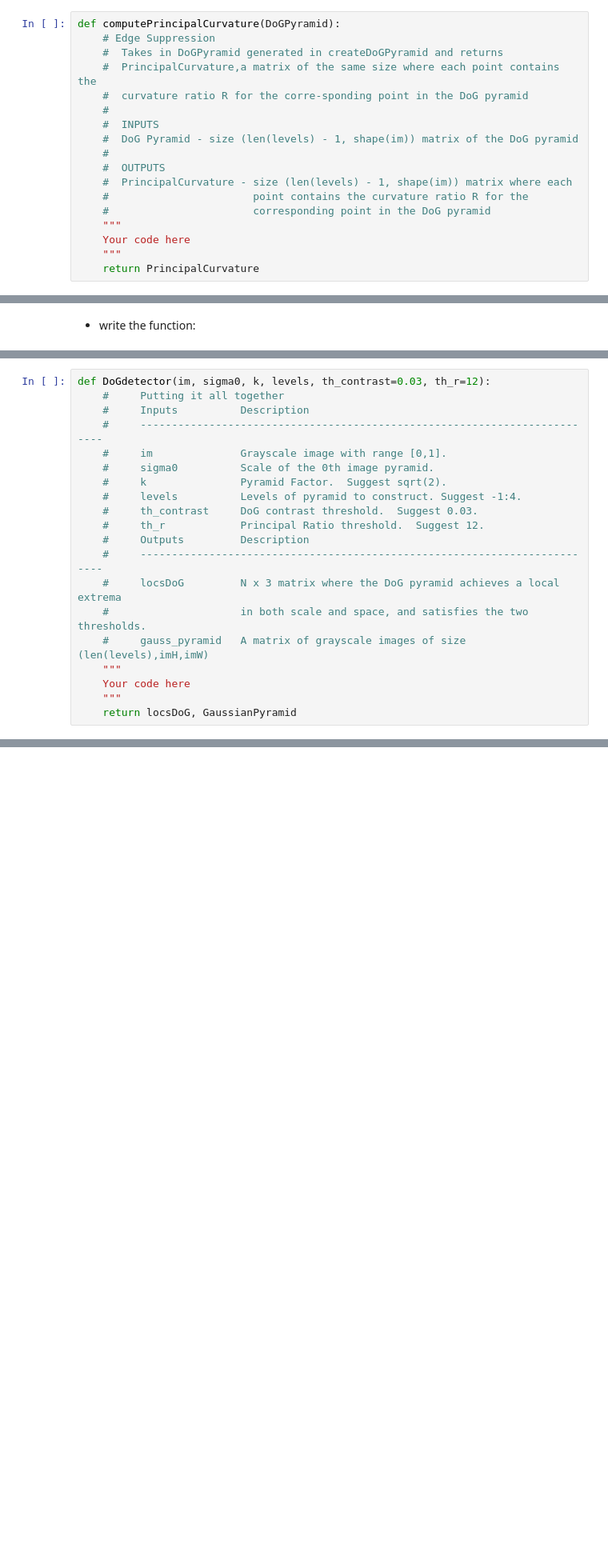
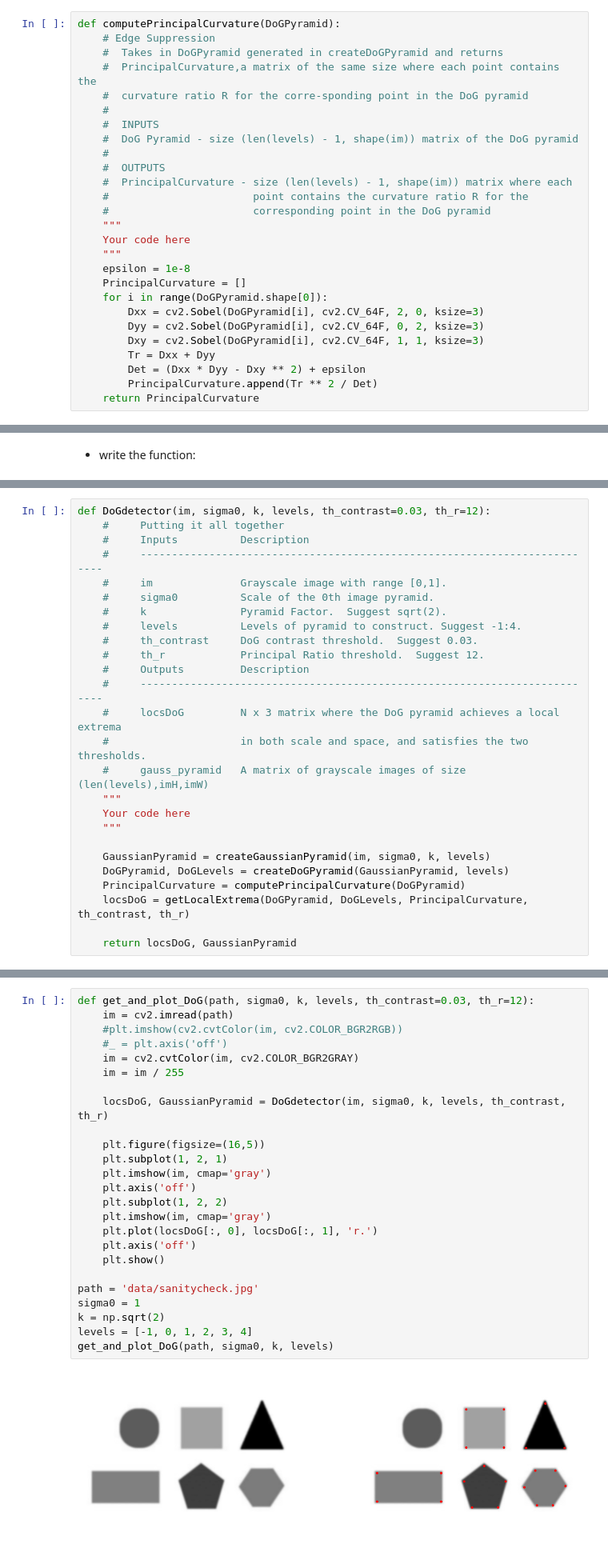
Before and after one commit to wr0om/ComputerVisionHW, a Jupyter notebook: HW2/ee046746_hw2_features.ipynb, the cells around one changed output, grey strips where cells are left out. Shown at 80% size. Cells and saved outputs as stored; diff of their text form; blank space fills up the shorter version.

```diff
--- a/HW2/ee046746_hw2_features.ipynb
+++ b/HW2/ee046746_hw2_features.ipynb
@@ -171,6 +194,15 @@ def computePrincipalCurvature(DoGPyramid):
     """
     Your code here
     """
+    epsilon = 1e-8
+    PrincipalCurvature = []
+    for i in range(DoGPyramid.shape[0]):
+        Dxx = cv2.Sobel(DoGPyramid[i], cv2.CV_64F, 2, 0, ksize=3)
+        Dyy = cv2.Sobel(DoGPyramid[i], cv2.CV_64F, 0, 2, ksize=3)
+        Dxy = cv2.Sobel(DoGPyramid[i], cv2.CV_64F, 1, 1, ksize=3)
+        Tr = Dxx + Dyy
+        Det = (Dxx * Dyy - Dxy ** 2) + epsilon
+        PrincipalCurvature.append(Tr ** 2 / Det)
     return PrincipalCurvature
 # %% [markdown]
 The function takes in DoGPyramid generated in the previous section and returns PrincipalCurvature, a matrix of the same size where each point contains the curvature ratio R for the corresponding point in the DoG pyramid:
@@ -250,6 +307,12 @@ def DoGdetector(im, sigma0, k, levels, th_contrast=0.03, th_r=12):
     """
     Your code here
     """
+
+    GaussianPyramid = createGaussianPyramid(im, sigma0, k, levels)
+    DoGPyramid, DoGLevels = createDoGPyramid(GaussianPyramid, levels)
+    PrincipalCurvature = computePrincipalCurvature(DoGPyramid)
+    locsDoG = getLocalExtrema(DoGPyramid, DoGLevels, PrincipalCurvature, th_contrast, th_r)
+
     return locsDoG, GaussianPyramid
 # %% [markdown]
 The function should take in a grayscale image, `im`, scaled between 0 and 1, and the parameters `sigma0, k, levels, th_contrast`, and `th_r`. It should use each of the above functions and return the keypoints in `locsDoG` and the Gaussian pyramid in `GaussianPyramid`.
@@ -261,3 +324,30 @@ Note that we are dealing with real images here, so your keypoint detector may fi
 
 * Include another real image with the detected keypoints in your PDF report. You can use any of the real provided images.
 * Take a step outside, take a picture, and apply your keypoints detector. Do you get reasonable results? How can you improve the results? Add the result and discussion to your report.
+# %%
+def get_and_plot_DoG(path, sigma0, k, levels, th_contrast=0.03, th_r=12):
+    im = cv2.imread(path)
+    #plt.imshow(cv2.cvtColor(im, cv2.COLOR_BGR2RGB))
+    #_ = plt.axis('off')
+    im = cv2.cvtColor(im, cv2.COLOR_BGR2GRAY)
+    im = im / 255
+
+    locsDoG, GaussianPyramid = DoGdetector(im, sigma0, k, levels, th_contrast, th_r)
+
+    plt.figure(figsize=(16,5))
+    plt.subplot(1, 2, 1)
+    plt.imshow(im, cmap='gray')
+    plt.axis('off')
+    plt.subplot(1, 2, 2)
+    plt.imshow(im, cmap='gray')
+    plt.plot(locsDoG[:, 0], locsDoG[:, 1], 'r.')
+    plt.axis('off')
+    plt.show()
+
+path = 'data/sanitycheck.jpg'
+sigma0 = 1
+k = np.sqrt(2)
+levels = [-1, 0, 1, 2, 3, 4]
+get_and_plot_DoG(path, sigma0, k, levels)
+# %% [output]
+[figure, added]
```
Also changed, not shown: parts of 23 cells of this notebook, 3 other files.
